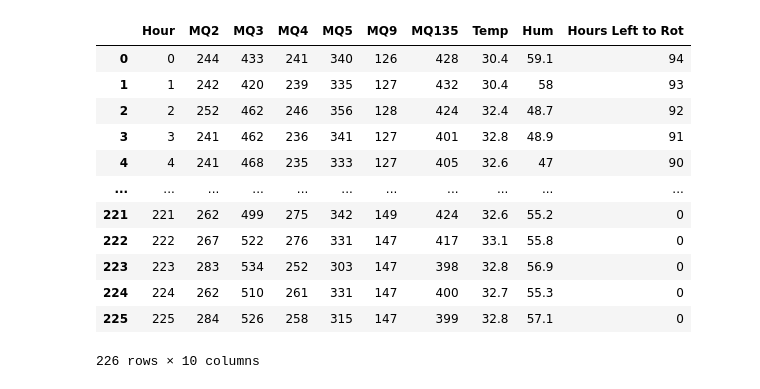
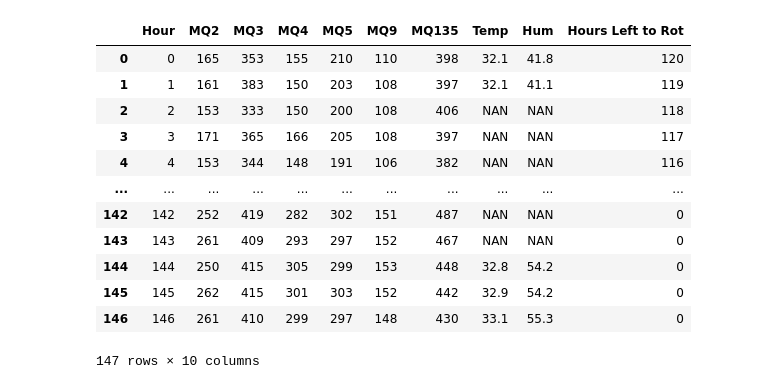
Before and after one commit to Aryan-Prasad-666/Sensor-Enabled-Freshness-Lifespan-Analysis, a Jupyter notebook: freshness_lifespan_analysis.ipynb, the cells around one changed output. Cells and saved outputs as stored; diff of their text form; code cells hidden in the pictures.

```diff
--- a/freshness_lifespan_analysis.ipynb
+++ b/freshness_lifespan_analysis.ipynb
@@ -15,2 +19,6 @@ df4 = pd.read_csv(r"Banana5_with_rot_hours.csv")
 # %%
-df1
+df0 = pd.read_csv(r"Banana1_with_rot_hours.csv")
+df1 = pd.read_csv(r"Banana2_with_rot_hours.csv")
+df2 = pd.read_csv(r"Banana3_with_rot_hours.csv")
+df3 = pd.read_csv(r"Banana4_with_rot_hours.csv")
+df4 = pd.read_csv(r"Banana5_with_rot_hours.csv")
@@ -31,17 +25,17 @@ df1
 # %%
-df2
+df0
 # %% [output]
 |  | Hour | MQ2 | MQ3 | MQ4 | MQ5 | MQ9 | MQ135 | Temp | Hum | Hours Left to Rot |
-| 0 | 0 | 244 | 433 | 241 | 340 | 126 | 428 | 30.4 | 59.1 | 94 |
-| 1 | 1 | 242 | 420 | 239 | 335 | 127 | 432 | 30.4 | 58 | 93 |
-| 2 | 2 | 252 | 462 | 246 | 356 | 128 | 424 | 32.4 | 48.7 | 92 |
-| 3 | 3 | 241 | 462 | 236 | 341 | 127 | 401 | 32.8 | 48.9 | 91 |
-| 4 | 4 | 241 | 468 | 235 | 333 | 127 | 405 | 32.6 | 47 | 90 |
+| 0 | 0 | 165 | 353 | 155 | 210 | 110 | 398 | 32.1 | 41.8 | 120 |
+| 1 | 1 | 161 | 383 | 150 | 203 | 108 | 397 | 32.1 | 41.1 | 119 |
+| 2 | 2 | 153 | 333 | 150 | 200 | 108 | 406 | NAN | NAN | 118 |
+| 3 | 3 | 171 | 365 | 166 | 205 | 108 | 397 | NAN | NAN | 117 |
+| 4 | 4 | 153 | 344 | 148 | 191 | 106 | 382 | NAN | NAN | 116 |
 | ... | ... | ... | ... | ... | ... | ... | ... | ... | ... | ... |
-| 221 | 221 | 262 | 499 | 275 | 342 | 149 | 424 | 32.6 | 55.2 | 0 |
-| 222 | 222 | 267 | 522 | 276 | 331 | 147 | 417 | 33.1 | 55.8 | 0 |
-| 223 | 223 | 283 | 534 | 252 | 303 | 147 | 398 | 32.8 | 56.9 | 0 |
-| 224 | 224 | 262 | 510 | 261 | 331 | 147 | 400 | 32.7 | 55.3 | 0 |
-| 225 | 225 | 284 | 526 | 258 | 315 | 147 | 399 | 32.8 | 57.1 | 0 |
+| 142 | 142 | 252 | 419 | 282 | 302 | 151 | 487 | NAN | NAN | 0 |
+| 143 | 143 | 261 | 409 | 293 | 297 | 152 | 467 | NAN | NAN | 0 |
+| 144 | 144 | 250 | 415 | 305 | 299 | 153 | 448 | 32.8 | 54.2 | 0 |
+| 145 | 145 | 262 | 415 | 301 | 303 | 152 | 442 | 32.9 | 54.2 | 0 |
+| 146 | 146 | 261 | 410 | 299 | 297 | 148 | 430 | 33.1 | 55.3 | 0 |
-226 rows × 10 columns
+147 rows × 10 columns
 # %%
```
Also changed, not shown: parts of 16 cells of this notebook, 2 other files.
